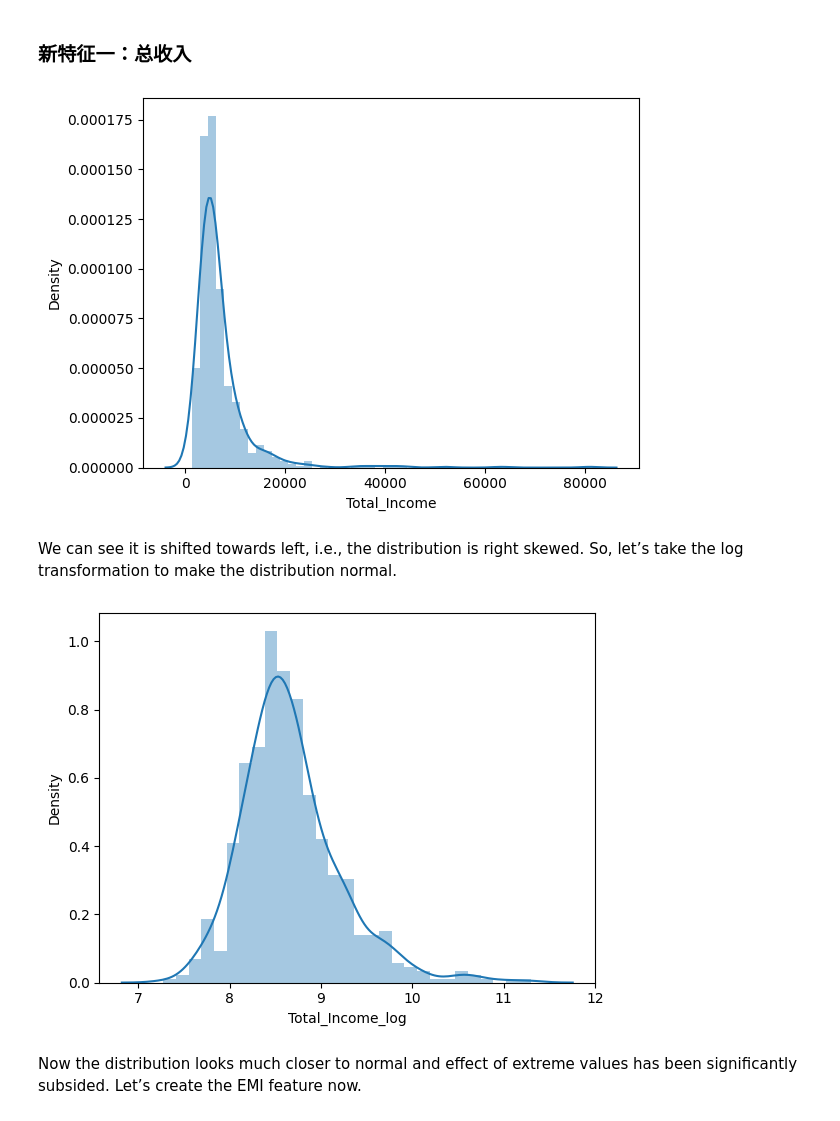
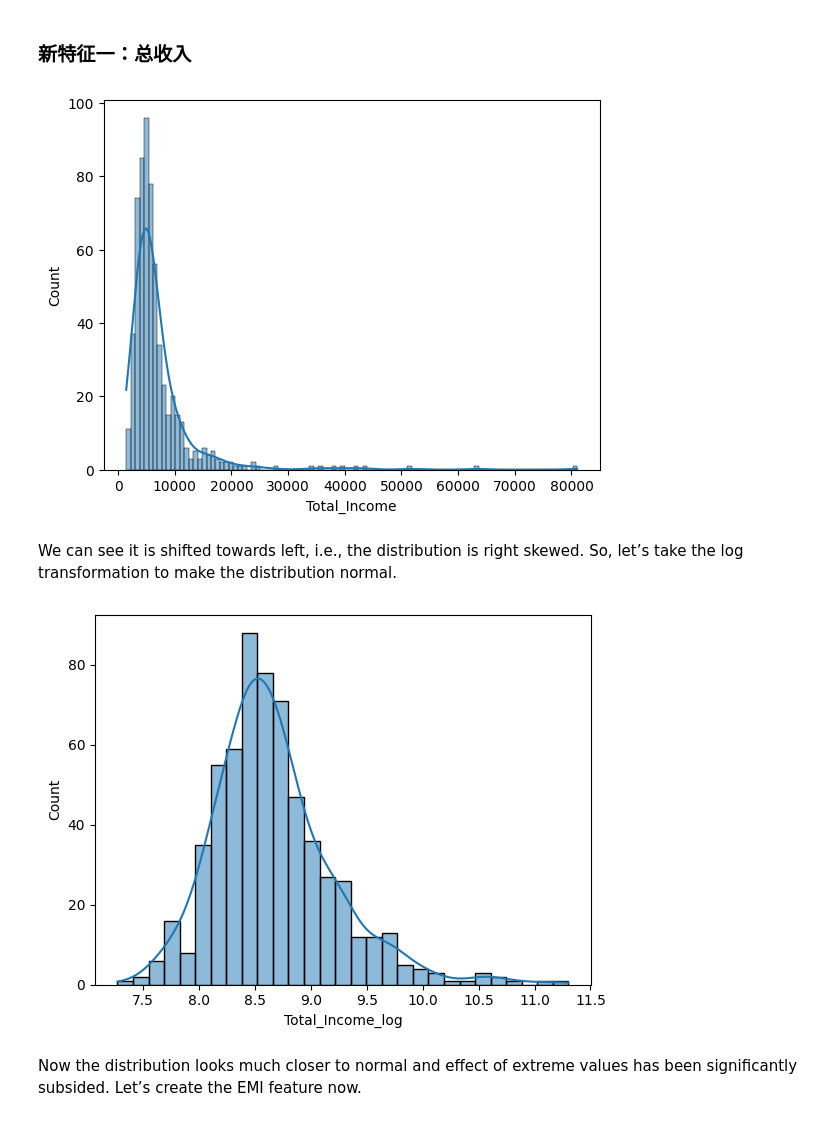
Before and after one commit to eevv2333/Study-Projects, a Jupyter notebook: 银行贷款预测Loan Prediction/Loan_Prediction.ipynb, the cells around one changed output. Drawn from its saved outputs; the diff is of its cells as text; code cells hidden in the pictures.

```diff
--- a/银行贷款预测Loan Prediction/Loan_Prediction.ipynb
+++ b/银行贷款预测Loan Prediction/Loan_Prediction.ipynb
@@ -776,17 +749,17 @@ Based on the domain knowledge, we can come up with new features that might affec
 train['Total_Income']=train['ApplicantIncome']+train['CoapplicantIncome']
 test['Total_Income']=test['ApplicantIncome']+test['CoapplicantIncome']
 # %%
-sns.distplot(train['Total_Income']);
+sns.histplot(train['Total_Income'],kde=True);
 # %% [output]
-[figure, old version]
+[figure, new version]
 # %% [markdown]
 We can see it is shifted towards left, i.e., the distribution is right skewed. So, let’s take the log transformation to make the distribution normal.
 # %%
 train['Total_Income_log'] = np.log(train['Total_Income'])
-sns.distplot(train['Total_Income_log']);
+sns.histplot(train['Total_Income_log'],kde=True);
 test['Total_Income_log'] = np.log(test['Total_Income'])
 # %% [output]
-[figure, old version]
+[figure, new version]
 # %% [markdown]
 Now the distribution looks much closer to normal and effect of extreme values has been significantly subsided. Let’s create the EMI feature now.
 # %% [markdown]
```
Also changed, not shown: parts of 5 cells of this notebook.
